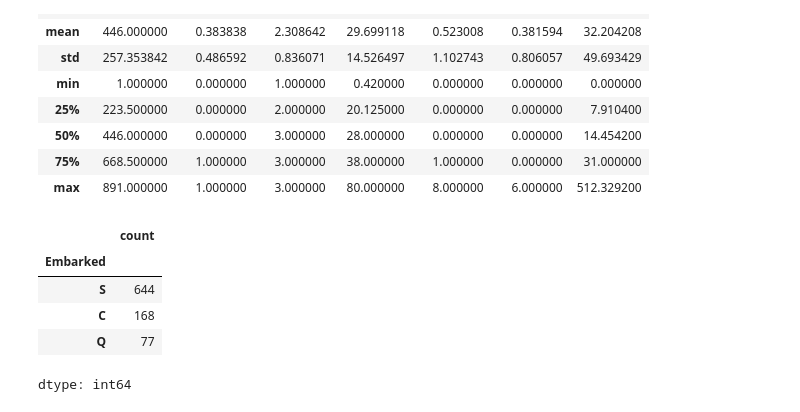
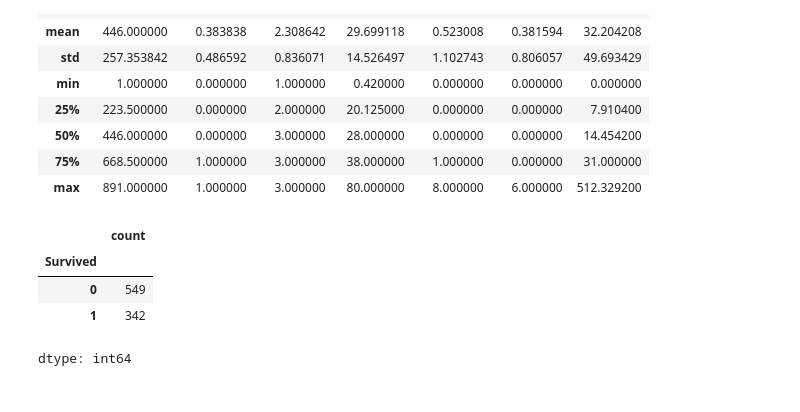
Before and after one commit to Guilherme0202PM/A, a Jupyter notebook: Titanic.ipynb, the cells around one changed output. Drawn from its saved outputs; the diff is of its cells as text; code cells hidden in the pictures.

Commit message:
Envio 2.0 - Analise
Analisados os dados do Titanic: contagem das variáveis, além de verificar a quantidade de valores nulos em cada coluna.

```diff
--- a/Titanic.ipynb
+++ b/Titanic.ipynb
@@ -65,11 +65,10 @@ titanic.describe()
 | 75% | 668.500000 | 1.000000 | 3.000000 | 38.000000 | 1.000000 | 0.000000 | 31.000000 |
 | max | 891.000000 | 1.000000 | 3.000000 | 80.000000 | 8.000000 | 6.000000 | 512.329200 |
 # %%
-titanic['Embarked'].value_counts()
+titanic['Survived'].value_counts()
 # %% [output]
 |  | count |
-| Embarked |  |
-| S | 644 |
-| C | 168 |
-| Q | 77 |
+| Survived |  |
+| 0 | 549 |
+| 1 | 342 |
 dtype: int64
```
Also changed, not shown: parts of 3 cells of this notebook.
